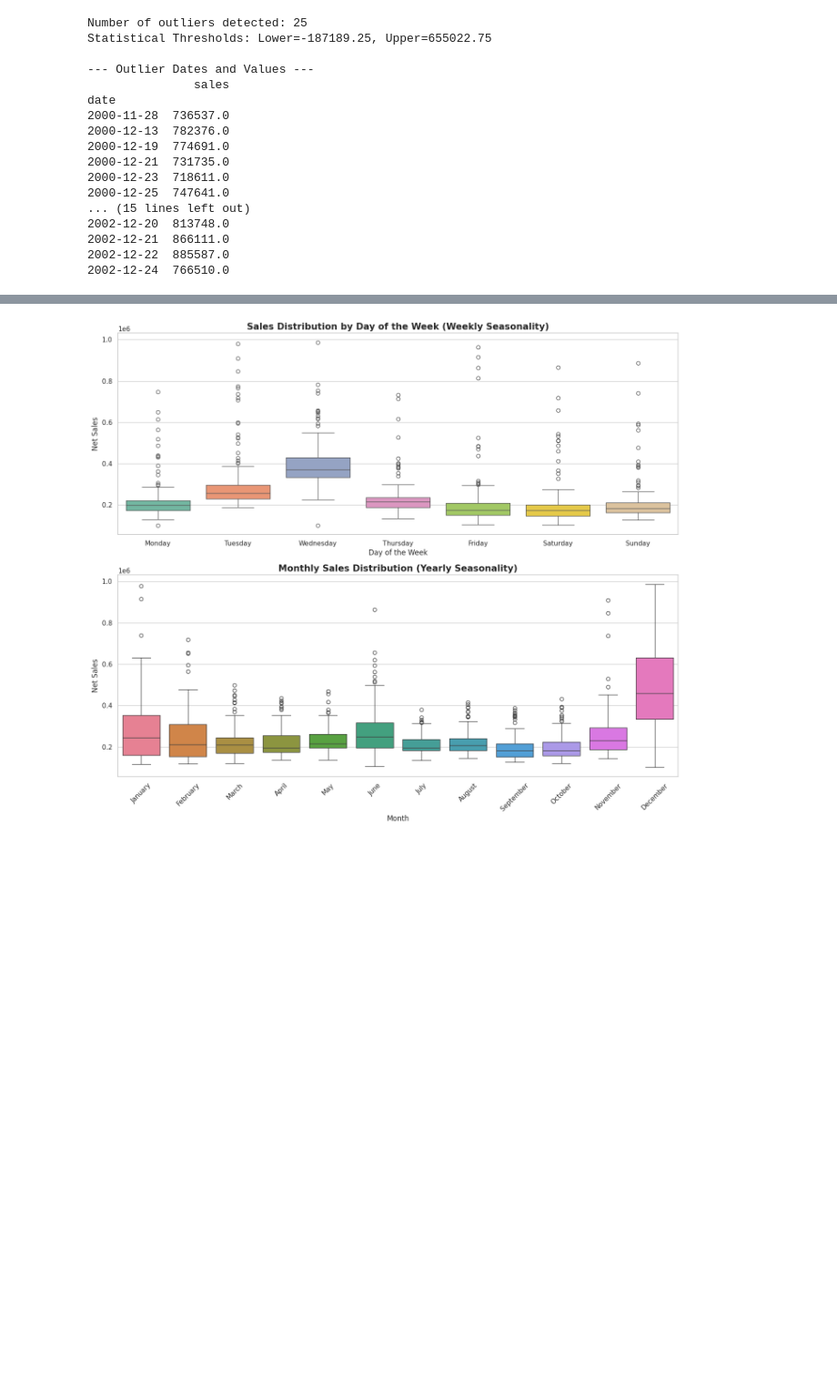
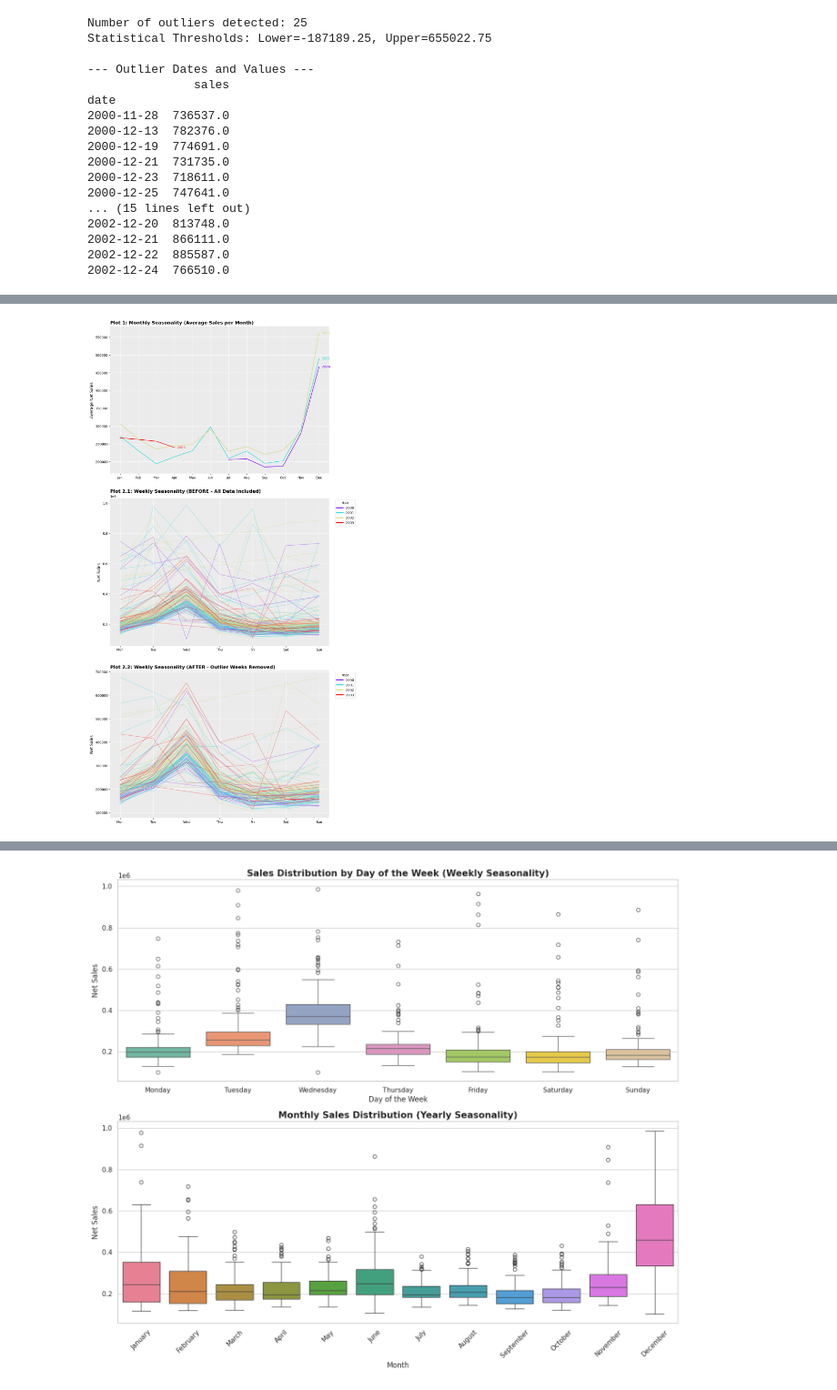
Before and after one commit to joaquinorradre/Time_Series_Assesment1, a Jupyter notebook: Assesment1.ipynb, the cells around one changed output, grey strips where cells are left out. Shown at 91% size. Saved outputs shown, nothing was run; the diff lists cells and outputs as text; code cells hidden in the pictures; blank space fills up the shorter version.

```diff
--- a/Assesment1.ipynb
+++ b/Assesment1.ipynb
@@ -134,11 +148,18 @@ plt.show()
 # %%
 import numpy as np
 import calendar
+import pandas as pd
+import matplotlib.pyplot as plt
+import matplotlib.lines as mlines
+
+# Make sure all our time components are ready
 data_imputed['year'] = data_imputed.index.year
 data_imputed['month'] = data_imputed.index.month
 data_imputed['weekday'] = data_imputed.index.dayofweek
+data_imputed['year_week'] = data_imputed.index.strftime('%G-%V') # Unique week ID
 
-fig, axes = plt.subplots(2, 1, figsize=(12, 16))
+# Set up a 3-row figure to accommodate the before-and-after
+fig, axes = plt.subplots(3, 1, figsize=(12, 22))
 fig.patch.set_facecolor('white')
 
 def style_axis(ax):
@@ -150,54 +171,101 @@ def style_axis(ax):
 # ==========================================
 # PLOT 1: Monthly Trends (Lines = Years)
 # ==========================================
-# Average sales per month, per year
 monthly_sales = data_imputed.groupby(['year', 'month'])['sales'].mean().reset_index()
 pivot_monthly = monthly_sales.pivot(index='month', columns='year', values='sales')
 
 ax1 = axes[0]
 style_axis(ax1)
 
 years_m = pivot_monthly.columns
 cmap = plt.get_cmap('rainbow')
 colors_m = [cmap(i) for i in np.linspace(0, 1, len(years_m))]
 
 for i, year in enumerate(years_m):
     y_vals = pivot_monthly[year]
     ax1.plot(pivot_monthly.index, y_vals, color=colors_m[i], linewidth=1.5)
 
     last_idx = y_vals.last_valid_index()
     if pd.notna(last_idx):
         ax1.text(last_idx + 0.15, y_vals[last_idx], str(year), color=colors_m[i], va='center')
 
-ax1.set_title('Monthly Seasonality (Average Sales per Month)', loc='left', fontsize=14, fontweight='bold')
+ax1.set_title('Plot 1: Monthly Seasonality (Average Sales per Month)', loc='left', fontsize=14, fontweight='bold')
 ax1.set_xticks(range(1, 13))
 ax1.set_xticklabels([calendar.month_abbr[i] for i in range(1, 13)])
 ax1.set_ylabel('Average Net Sales', fontsize=12)
 
+# ==========================================
+# GLOBAL SETTINGS FOR WEEKLY PLOTS
+# ==========================================
+# Calculate a consistent color dictionary for all years
+unique_years = sorted(data_imputed.index.year.unique())
+denominator = len(unique_years) - 1 if len(unique_years) > 1 else 1
+year_colors = {str(year): cmap(i / denominator) for i, year in enumerate(unique_years)}
+
+# Create a shared legend handle
+legend_elements = [mlines.Line2D([0], [0], color=year_colors[str(y)], lw=3, label=str(y))
+                   for y in unique_years]
 
 # ==========================================
-# PLOT 2: Weekly Trends (Lines = Years)
+# PLOT 2.1: Weekly Trends (BEFORE: With Outliers)
 # ==========================================
-# Average sales per day of the week, per year
-weekly_sales = data_imputed.groupby(['year', 'weekday'])['sales'].mean().reset_index()
-pivot_weekly = weekly_sales.pivot(index='weekday', columns='year', values='sales')
+pivot_weekly_all = data_imputed.pivot_table(index='weekday', columns='year_week', values='sales')
 
 ax2 = axes[1]
 style_axis(ax2)
 
-years_w = pivot_weekly.columns
-colors_w = [cmap(i) for i in np.linspace(0, 1, len(years_w))]
+for col in pivot_weekly_all.columns:
+    y_vals = pivot_weekly_all[col]
+    year_str = col.split('-')[0]
+    color = year_colors.get(year_str, 'gray')
+    ax2.plot(pivot_weekly_all.index, y_vals, color=color, linewidth=1.5, alpha=0.3)
 
-for i, year in enumerate(years_w):
-    y_vals = pivot_weekly[year]
-    ax2.plot(pivot_weekly.index, y_vals, color=colors_w[i], linewidth=1.5)
-
-    last_idx = y_vals.last_valid_index()
-    if pd.notna(last_idx):
-        ax2.text(last_idx + 0.1, y_vals[last_idx], str(year), color=colors_w[i], va='center')
-
-ax2.set_title('Weekly Seasonality (Average Sales per Day of Week)', loc='left', fontsize=14, fontweight='bold')
+ax2.legend(handles=legend_elements, title='Year', loc='upper left', bbox_to_anchor=(1.02, 1))
+ax2.set_title('Plot 2.1: Weekly Seasonality (BEFORE - All Data Included)', loc='left', fontsize=14, fontweight='bold')
 ax2.set_xticks(range(7))
 ax2.set_xticklabels(['Mon', 'Tue', 'Wed', 'Thu', 'Fri', 'Sat', 'Sun'])
-ax2.set_ylabel('Average Net Sales', fontsize=12)
+ax2.set_ylabel('Net Sales', fontsize=12)
+
+# ==========================================
+# PLOT 2.2: Weekly Trends (AFTER: Outlier Weeks Removed Entirely)
+# ==========================================
+# 1. Identify outliers using the 3*IQR rule
+Q1 = data_imputed['sales'].quantile(0.25)
+Q3 = data_imputed['sales'].quantile(0.75)
+IQR = Q3 - Q1
+lower_bound = Q1 - 3 * IQR
+upper_bound = Q3 + 3 * IQR
+
+# 2. Find and drop the specific weeks that contain at least one outlier
+outliers = data_imputed[(data_imputed['sales'] < lower_bound) | (data_imputed['sales'] > upper_bound)]
+weeks_with_outliers = outliers['year_week'].unique()
+df_filtered = data_imputed[~data_imputed['year_week'].isin(weeks_with_outliers)].copy()
+
+# 3. Pivot the cleaned data
+pivot_weekly_clean = df_filtered.pivot_table(index='weekday', columns='year_week', values='sales')
+
+ax3 = axes[2]
+style_axis(ax3)
+
+for col in pivot_weekly_clean.columns:
+    y_vals = pivot_weekly_clean[col]
+    year_str = col.split('-')[0]
+    color = year_colors.get(year_str, 'gray')
+    ax3.plot(pivot_weekly_clean.index, y_vals, color=color, linewidth=1.5, alpha=0.3)
+
+ax3.legend(handles=legend_elements, title='Year', loc='upper left', bbox_to_anchor=(1.02, 1))
+ax3.set_title('Plot 2.2: Weekly Seasonality (AFTER - Outlier Weeks Removed)', loc='left', fontsize=14, fontweight='bold')
+ax3.set_xticks(range(7))
+ax3.set_xticklabels(['Mon', 'Tue', 'Wed', 'Thu', 'Fri', 'Sat', 'Sun'])
+ax3.set_ylabel('Net Sales', fontsize=12)
+
+# Final layout adjustments
+plt.tight_layout(pad=3.0)
+plt.show()
+
+# Print a quick summary of what was dropped
+print(f"Total weeks originally: {len(pivot_weekly_all.columns)}")
+print(f"Outlier weeks removed: {len(weeks_with_outliers)}")
+print(f"Total weeks plotted in 2.2: {len(pivot_weekly_clean.columns)}")
 # %% [output]
+[figure, new version]
```
Also changed, not shown: parts of 41 cells of this notebook.
